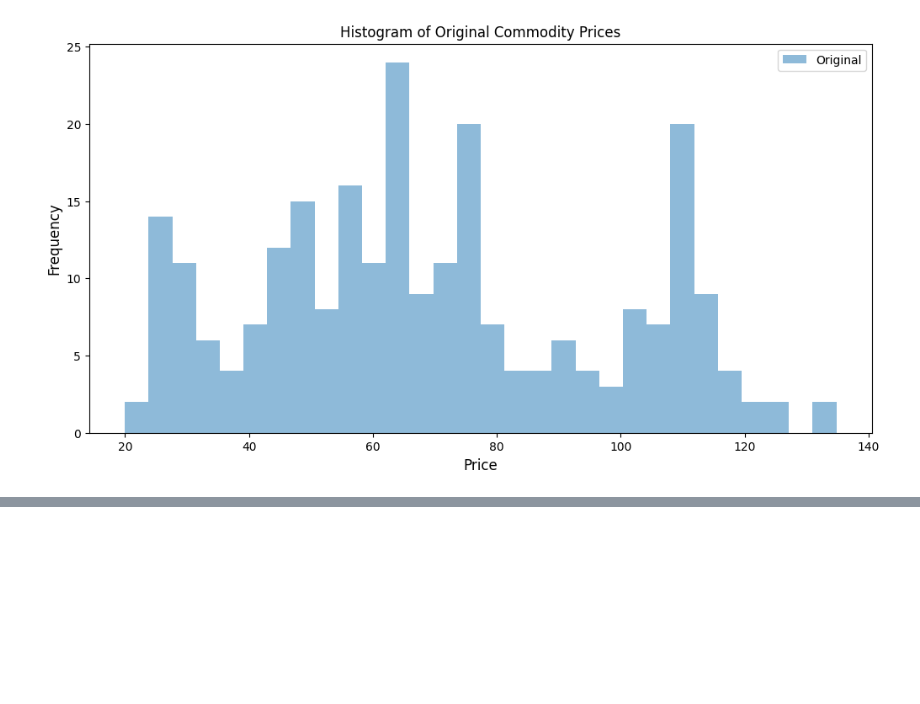
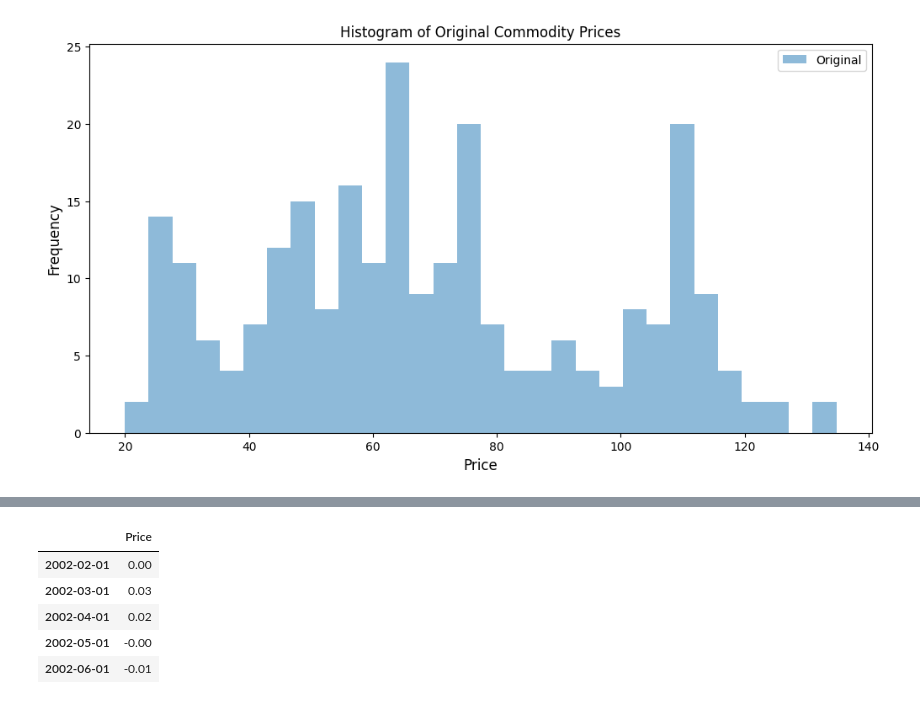
Before and after one commit to jnopareboateng/ml-library, a Jupyter notebook: crude-oil-forecast/arima.ipynb, the cells around one changed output, grey strips where cells are left out. Cells and saved outputs as stored; diff of their text form; code cells hidden in the pictures; blank space fills up the shorter version.

```diff
--- a/crude-oil-forecast/arima.ipynb
+++ b/crude-oil-forecast/arima.ipynb
@@ -178,0 +228,11 @@ Wall time: 506 ms
+# %%
+# First difference
+train_diff = train.diff().dropna()
+train_diff.head()
+# %% [output]
+|  | Price |
+| 2002-02-01 | 0.00 |
+| 2002-03-01 | 0.03 |
+| 2002-04-01 | 0.02 |
+| 2002-05-01 | -0.00 |
+| 2002-06-01 | -0.01 |
```
Also changed, not shown: parts of 30 cells of this notebook.
